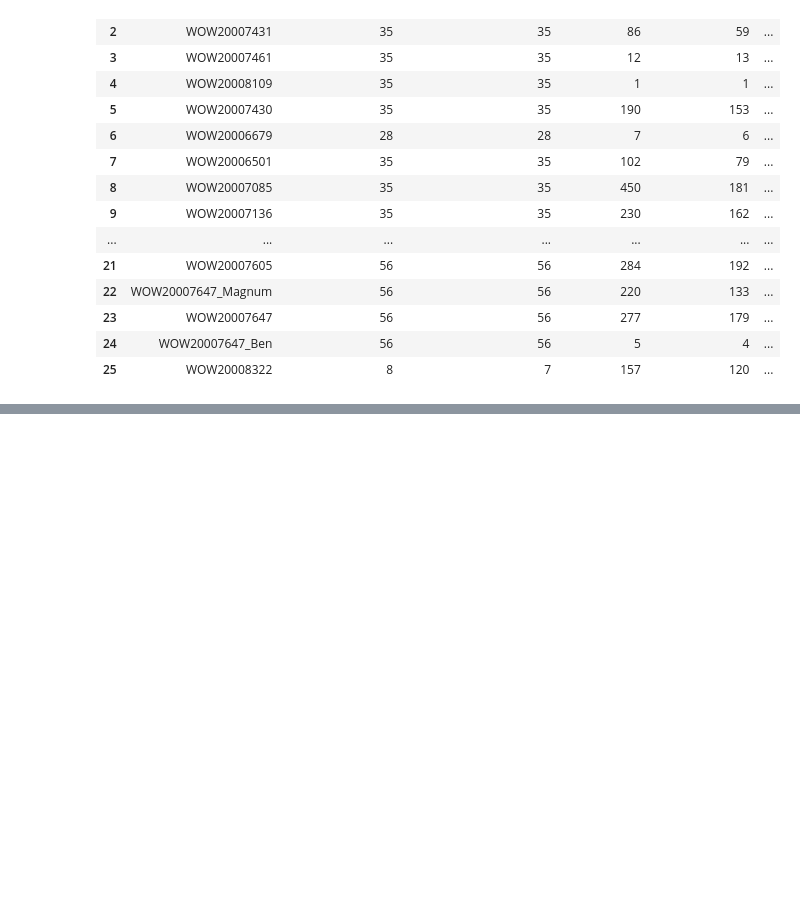
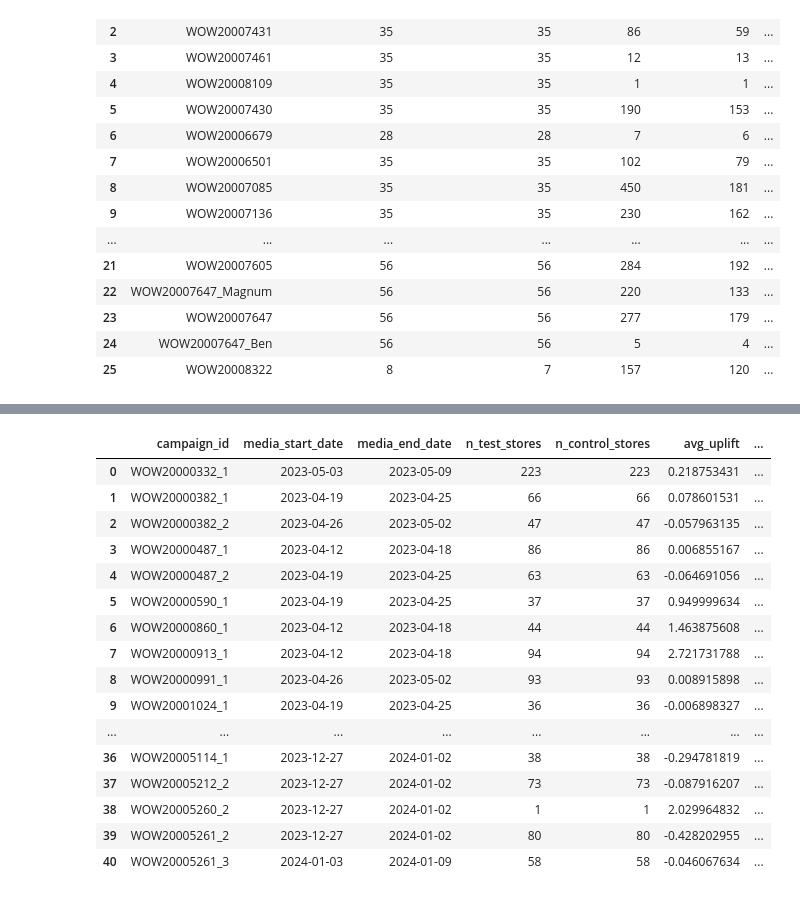
Before and after one commit to davelorino1/Cartology, a Jupyter notebook: Incrementality/Digital Screen Notebook.ipynb, the cells around one changed output, grey strips where cells are left out. Saved outputs shown, nothing was run; the diff lists cells and outputs as text; code cells hidden in the pictures; blank space fills up the shorter version.

Commit message:
added digital screens loop v2

```diff
--- a/Incrementality/Digital Screen Notebook.ipynb
+++ b/Incrementality/Digital Screen Notebook.ipynb
@@ -183,0 +396,55 @@ check_df
+# %%
+
+check = client.query(
+"""
+with step_one AS (
+    SELECT
+        *,
+        ROW_NUMBER() OVER(PARTITION BY campaign_id, control_store ORDER BY control_store) AS n_control_store_occurrence,
+        ROW_NUMBER() OVER(PARTITION BY campaign_id, test_store ORDER BY test_store) AS n_test_store_occurrence
+    FROM gcp-wow-cart-data-dev-d4d7.davide.digital_screens_store_comparisons_plus_baseline_2
+    ORDER BY media_start_date DESC
+), step_two AS (
+SELECT
+    *
+FROM step_one
+WHERE n_control_store_occurrence = 1
+AND n_test_store_occurrence = 1
+)
+SELECT
+    campaign_id,
+    media_start_date,
+    media_end_date,
+    COUNT(DISTINCT test_store) AS n_test_stores,
+    COUNT(DISTINCT control_store) AS n_control_stores,
+    AVG(uplift_effect) AS avg_uplift,
+    AVG(CASE WHEN significance = "Significant" THEN uplift_effect ELSE NULL END) AS avg_significant_uplift,
+    STDDEV(uplift_effect) AS stddev_uplift,
+    MIN(uplift_effect) AS min_uplift,
+    MAX(uplift_effect) AS max_uplift
+FROM step_two
+GROUP BY 1,2,3
+ORDER BY campaign_id
+"""
+).result()
+check_df = check.to_dataframe()
+chime.success()
+check_df
+# %% [output]
+|  | campaign_id | media_start_date | media_end_date | n_test_stores | n_control_stores | avg_uplift | ... |
+| 0 | WOW20000332_1 | 2023-05-03 | 2023-05-09 | 223 | 223 | 0.218753431 | ... |
+| 1 | WOW20000382_1 | 2023-04-19 | 2023-04-25 | 66 | 66 | 0.078601531 | ... |
+| 2 | WOW20000382_2 | 2023-04-26 | 2023-05-02 | 47 | 47 | -0.057963135 | ... |
+| 3 | WOW20000487_1 | 2023-04-12 | 2023-04-18 | 86 | 86 | 0.006855167 | ... |
+| 4 | WOW20000487_2 | 2023-04-19 | 2023-04-25 | 63 | 63 | -0.064691056 | ... |
+| 5 | WOW20000590_1 | 2023-04-19 | 2023-04-25 | 37 | 37 | 0.949999634 | ... |
+| 6 | WOW20000860_1 | 2023-04-12 | 2023-04-18 | 44 | 44 | 1.463875608 | ... |
+| 7 | WOW20000913_1 | 2023-04-12 | 2023-04-18 | 94 | 94 | 2.721731788 | ... |
+| 8 | WOW20000991_1 | 2023-04-26 | 2023-05-02 | 93 | 93 | 0.008915898 | ... |
+| 9 | WOW20001024_1 | 2023-04-19 | 2023-04-25 | 36 | 36 | -0.006898327 | ... |
+| ... | ... | ... | ... | ... | ... | ... | ... |
+| 36 | WOW20005114_1 | 2023-12-27 | 2024-01-02 | 38 | 38 | -0.294781819 | ... |
+| 37 | WOW20005212_2 | 2023-12-27 | 2024-01-02 | 73 | 73 | -0.087916207 | ... |
+| 38 | WOW20005260_2 | 2023-12-27 | 2024-01-02 | 1 | 1 | 2.029964832 | ... |
+| 39 | WOW20005261_2 | 2023-12-27 | 2024-01-02 | 80 | 80 | -0.428202955 | ... |
+| 40 | WOW20005261_3 | 2024-01-03 | 2024-01-09 | 58 | 58 | -0.046067634 | ... |
```
Also changed, not shown: parts of 27 cells of this notebook, 3 other files.
